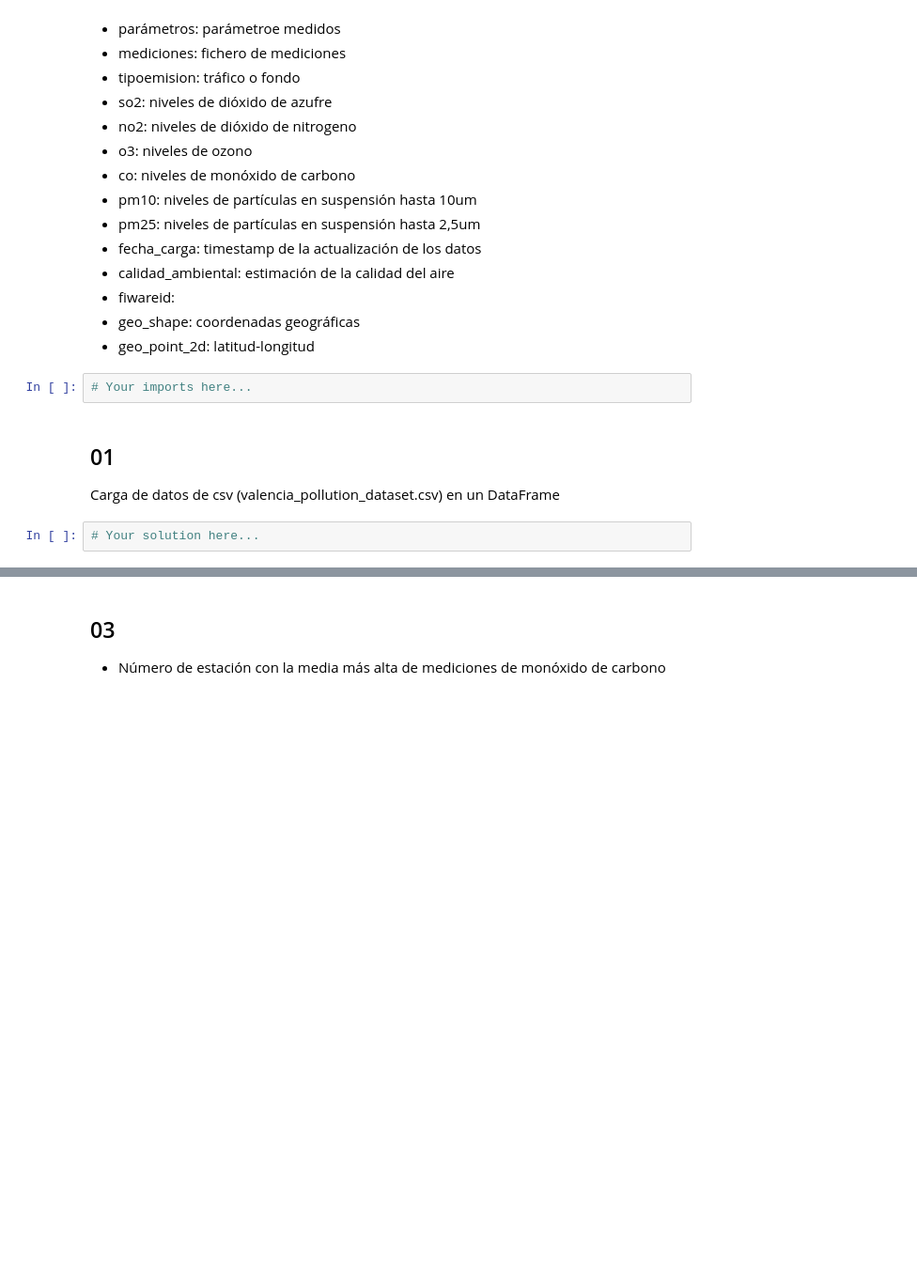
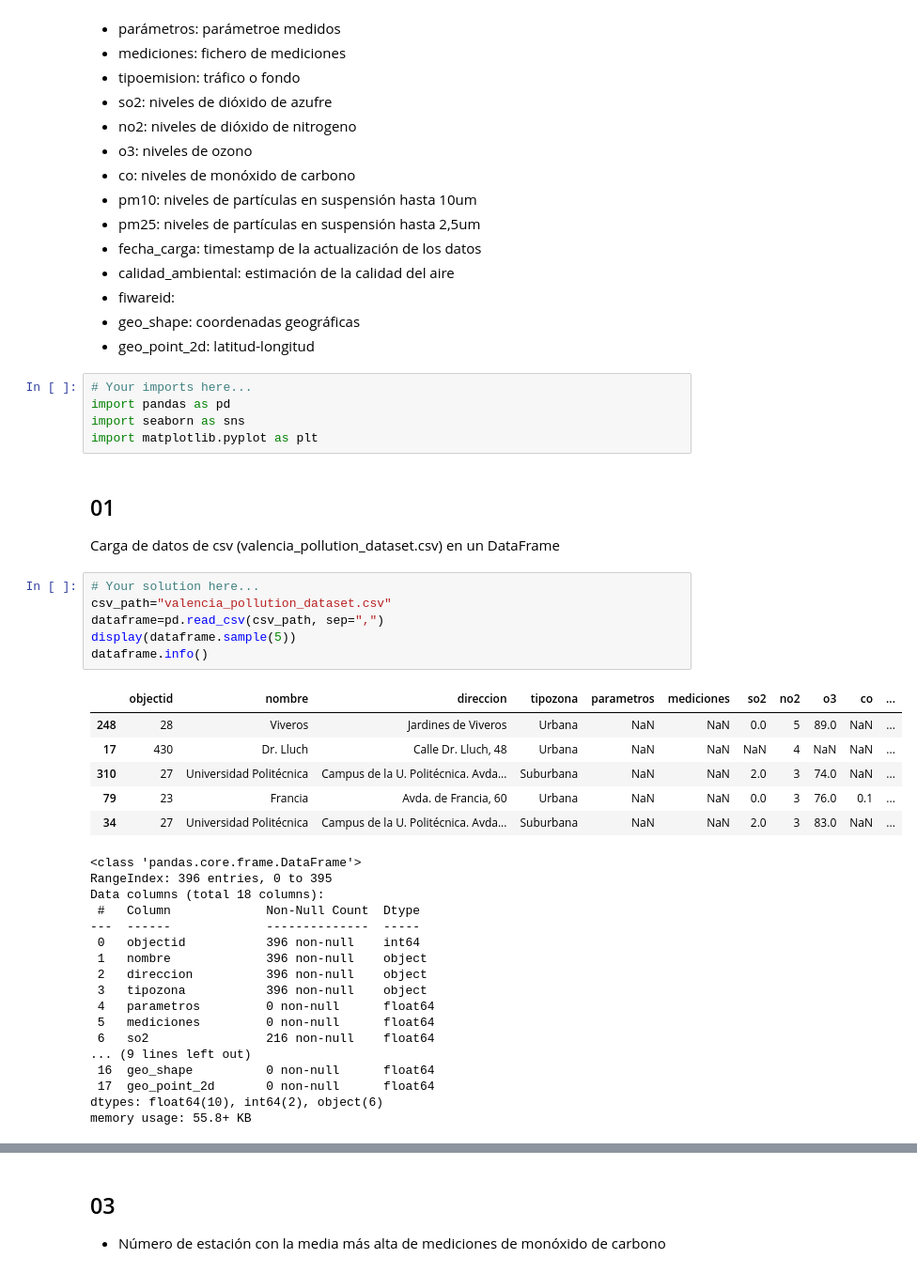
Before and after one commit to fresvel/01MIAR_VIDEO, a Jupyter notebook: 01MAIR_ACT_Video.ipynb, the cells around one changed output, grey strips where cells are left out. Shown at 94% size. Drawn from its saved outputs; the diff is of its cells as text; blank space fills up the shorter version.

```diff
--- a/01MAIR_ACT_Video.ipynb
+++ b/01MAIR_ACT_Video.ipynb
@@ -52,10 +52,41 @@ Cada estación realiza una serie de mediciones acerca de la calidad del aire, y
 - fiwareid:
 - geo_shape: coordenadas geográficas
 - geo_point_2d: latitud-longitud
-# %%
-# Your imports here...
+# %%
+# Your imports here...
+import pandas as pd
+import seaborn as sns
+import matplotlib.pyplot as plt
 # %% [markdown]
 ## 01
 Carga de datos de csv (valencia_pollution_dataset.csv) en un DataFrame
-# %%
-# Your solution here...
+# %%
+# Your solution here...
+csv_path="valencia_pollution_dataset.csv"
+dataframe=pd.read_csv(csv_path, sep=",")
+display(dataframe.sample(5))
+dataframe.info()
+# %% [output]
+|  | objectid | nombre | direccion | tipozona | parametros | mediciones | so2 | no2 | o3 | co | ... |
+| 248 | 28 | Viveros | Jardines de Viveros | Urbana | NaN | NaN | 0.0 | 5 | 89.0 | NaN | ... |
+| 17 | 430 | Dr. Lluch | Calle Dr. Lluch, 48 | Urbana | NaN | NaN | NaN | 4 | NaN | NaN | ... |
+| 310 | 27 | Universidad Politécnica | Campus de la U. Politécnica. Avda... | Suburbana | NaN | NaN | 2.0 | 3 | 74.0 | NaN | ... |
+| 79 | 23 | Francia | Avda. de Francia, 60 | Urbana | NaN | NaN | 0.0 | 3 | 76.0 | 0.1 | ... |
+| 34 | 27 | Universidad Politécnica | Campus de la U. Politécnica. Avda... | Suburbana | NaN | NaN | 2.0 | 3 | 83.0 | NaN | ... |
+<class 'pandas.core.frame.DataFrame'>
+RangeIndex: 396 entries, 0 to 395
+Data columns (total 18 columns):
+ #   Column             Non-Null Count  Dtype
+---  ------             --------------  -----
+ 0   objectid           396 non-null    int64
+ 1   nombre             396 non-null    object
+ 2   direccion          396 non-null    object
+ 3   tipozona           396 non-null    object
+ 4   parametros         0 non-null      float64
+ 5   mediciones         0 non-null      float64
+ 6   so2                216 non-null    float64
+... (9 lines left out)
+ 16  geo_shape          0 non-null      float64
+ 17  geo_point_2d       0 non-null      float64
+dtypes: float64(10), int64(2), object(6)
+memory usage: 55.8+ KB
```
Also changed, not shown: parts of 11 cells of this notebook, 2 other files.
